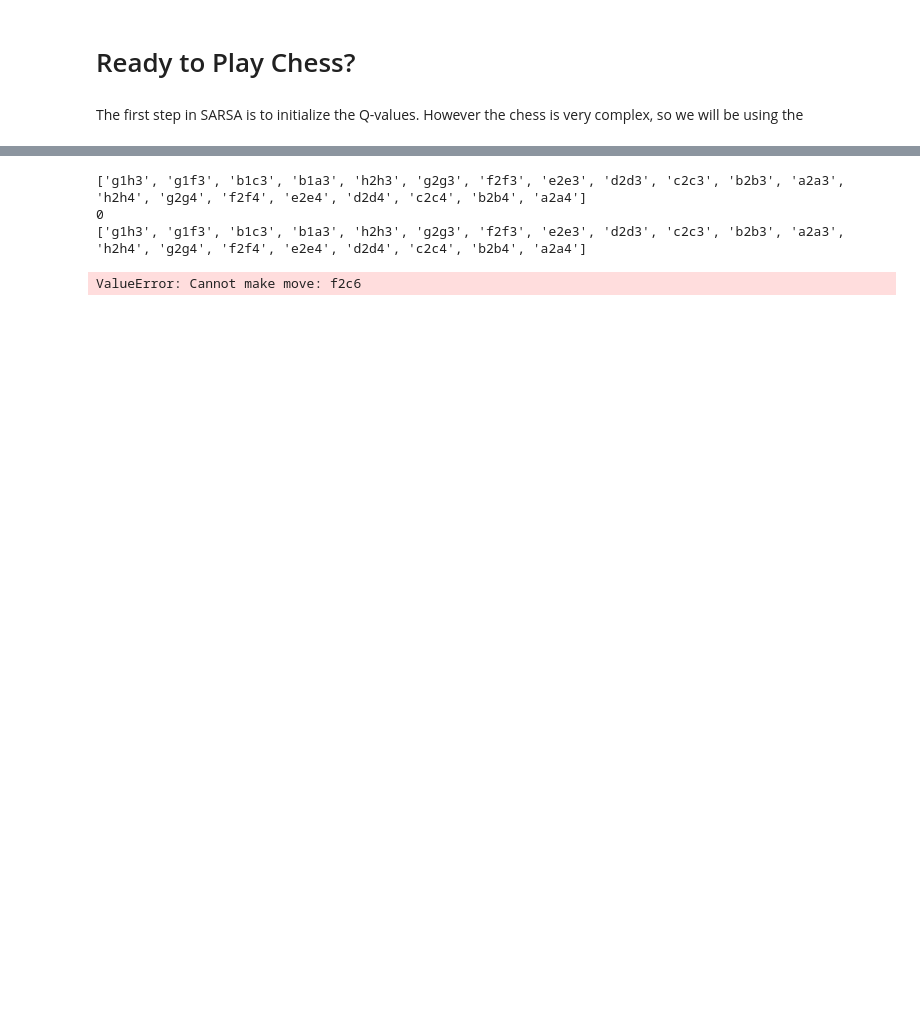
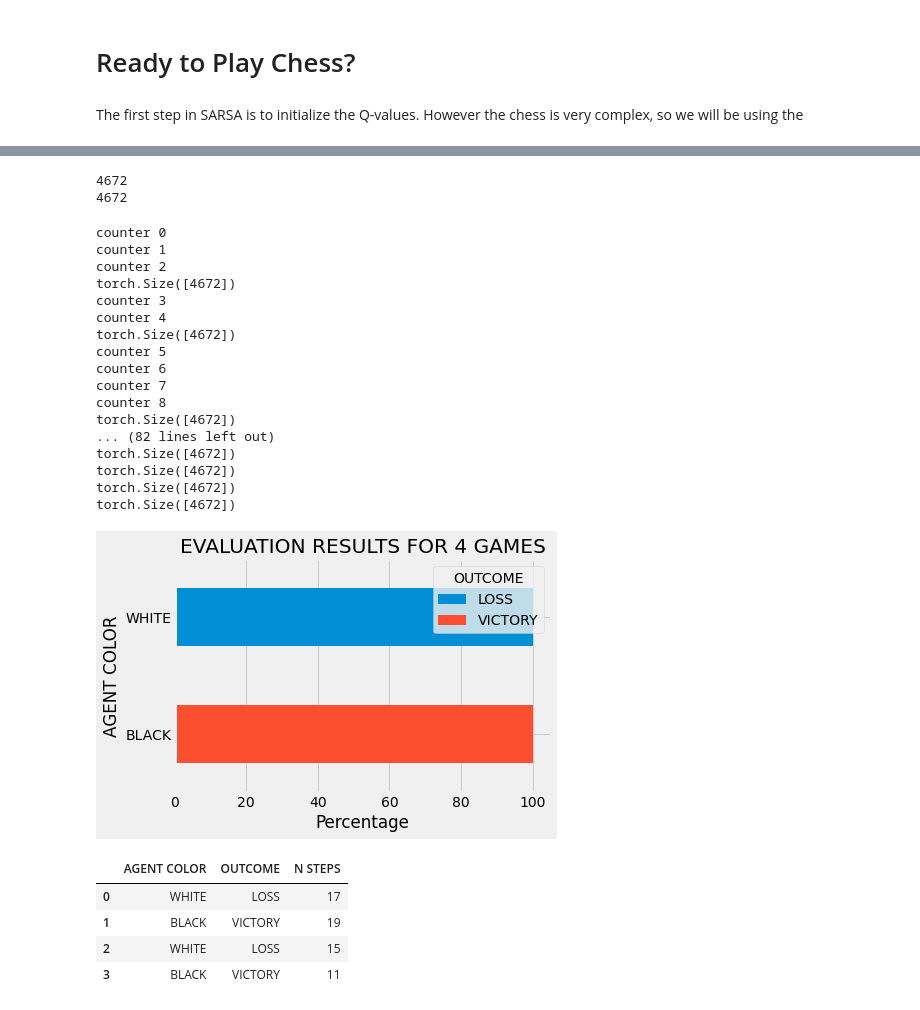
Before and after one commit to inesleonidasrocha/ChessRL23, a Jupyter notebook: RL PROJECT - SARSA.ipynb, the cells around one changed output, grey strips where cells are left out. Drawn from its saved outputs; the diff is of its cells as text; code cells hidden in the pictures; blank space fills up the shorter version.

```diff
--- a/RL PROJECT - SARSA.ipynb
+++ b/RL PROJECT - SARSA.ipynb
@@ -321,0 +276,28 @@ Discrete(4672)
+# %%
+import numpy as np
+import gym
+from IPython.display import clear_output, display
+import torch
+import torch.nn as nn
+import sys
+import torch.nn.functional as F
+import random
+import copy
+import time
+import matplotlib.pyplot as plt
+
+class QNetwork(nn.Module):
+    def __init__(self, state , output_size):
+        self.output_size = output_size
+        super(QNetwork, self).__init__()
+        self.x_layer = nn.Linear(119, 150)
+        self.h_layer = nn.Linear(150, 120)
+        self.y_layer = nn.Linear(120, output_size)
+        print(output_size)
+
+
+    def forward(self, state):
+        xh = F.relu(self.x_layer(state))
+        hh = F.relu(self.h_layer(xh))
+        state_action_values = self.y_layer(hh)
+        return state_action_values.view(-1, self.output_size)
@@ -379,7 +579,37 @@ def generate_WHITE_SARSA(Stockfish_path, AGENT_POLICY):
+# %%
+#number of episodes
+num_episodes = 2 #1000
+
+# Define the batch size:
+batch_size = 32 #128
+
+df = AGENT_EVALUATION(Stockfish_path, n_evaluations=num_episodes)
+# %% [output]
+4672
+4672
+counter 0
+counter 1
+counter 2
+torch.Size([4672])
+counter 3
+counter 4
+torch.Size([4672])
+counter 5
+counter 6
+counter 7
+counter 8
+torch.Size([4672])
+... (82 lines left out)
+torch.Size([4672])
+torch.Size([4672])
+torch.Size([4672])
+torch.Size([4672])
+[figure, added]
 # %%
-df = SARSA_value_function(SARSA_policy)
+df
 # %% [output]
-['g1h3', 'g1f3', 'b1c3', 'b1a3', 'h2h3', 'g2g3', 'f2f3', 'e2e3', 'd2d3', 'c2c3', 'b2b3', 'a2a3', 'h2h4', 'g2g4', 'f2f4', 'e2e4', 'd2d4', 'c2c4', 'b2b4', 'a2a4']
-0
-['g1h3', 'g1f3', 'b1c3', 'b1a3', 'h2h3', 'g2g3', 'f2f3', 'e2e3', 'd2d3', 'c2c3', 'b2b3', 'a2a3', 'h2h4', 'g2g4', 'f2f4', 'e2e4', 'd2d4', 'c2c4', 'b2b4', 'a2a4']
-ValueError: Cannot make move: f2c6
+|  | AGENT COLOR | OUTCOME | N STEPS |
+| 0 | WHITE | LOSS | 17 |
+| 1 | BLACK | VICTORY | 19 |
+| 2 | WHITE | LOSS | 15 |
+| 3 | BLACK | VICTORY | 11 |
```
Also changed, not shown: parts of 9 cells of this notebook.
